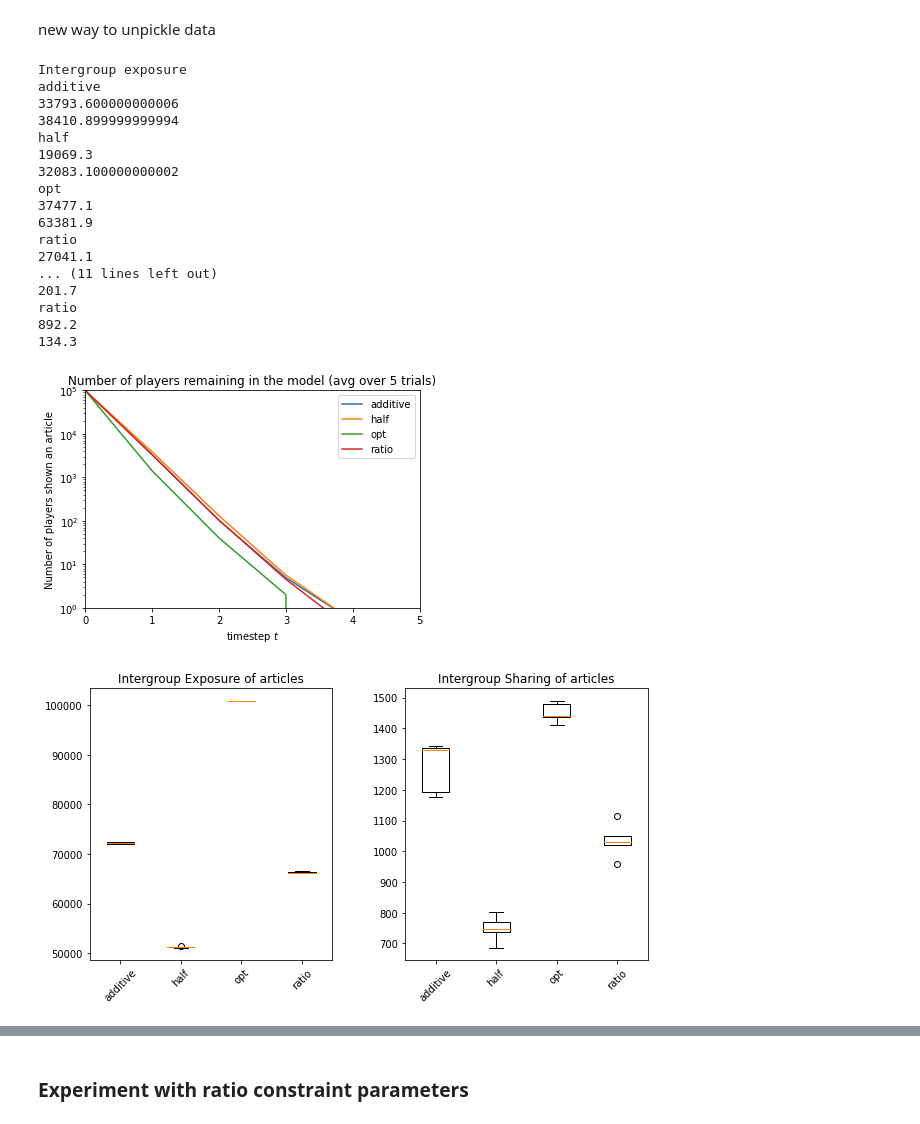
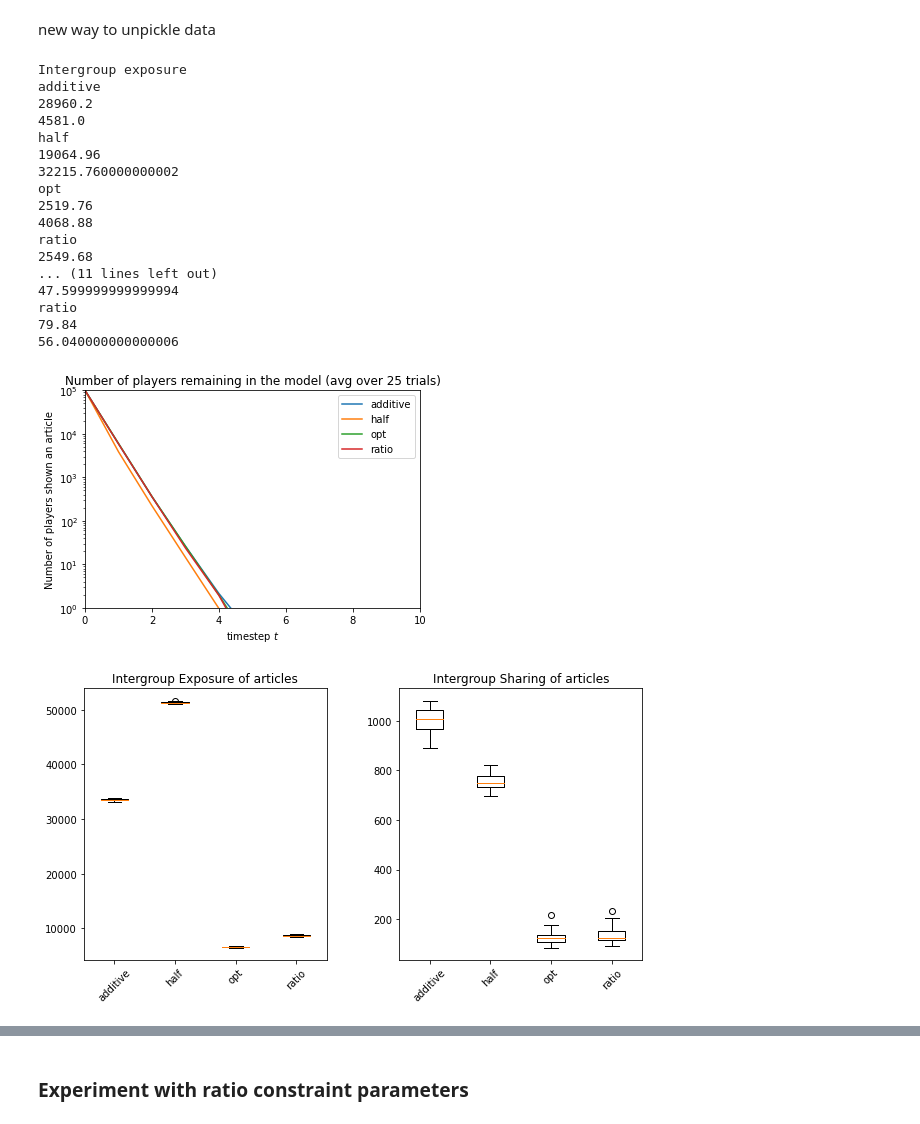
Before and after one commit to jfinocchiaro/long-term-fair-mdps, a Jupyter notebook: political-influence-refactored/notebooks/generate_runs.ipynb, the cells around one changed output, grey strips where cells are left out. Saved outputs shown, nothing was run; the diff lists cells and outputs as text; code cells hidden in the pictures.

```diff
--- a/political-influence-refactored/notebooks/generate_runs.ipynb
+++ b/political-influence-refactored/notebooks/generate_runs.ipynb
@@ -22,7 +22,7 @@ from statistics import variance
 #      when indexed as a dict: group $A$ is -1, group $B$ is 1.
 # %%
 # SIMULATION PARAMETERS AGNOSTIC TO DATA
-T = 5                 # max number of timesteps
+T = 10                 # max number of timesteps
 M = 100000            # size of unit mass
 
 #load parameters from dataset
@@ -58,11 +58,10 @@ Run this if loading theta from previous runs.
 # %%
 #since the optimization in the following cell only needs to be run once per set of parameters
 
-
-#T = 5, delta_low = 0.7, delta_high = 1.5, dataset_name = twitter_abortion, epsilon = 1e-2, exposure_e = 0.1
-theta_ratio = {1: 0.2834815147245223, -1: 0.6107897012879441}
-theta_additive = {1: 0.09999999999481513, -1: 0.5971257773943613}
-theta_opt = {1:0., -1:1.}
+# dataset = 'twitter_abortion', delta_low = 0.25, delta_high=2, additive epsilon = 0.25, exposure_e = 0.05, T = 10, M = 100000 c_{gs} = 1, v_{g,s} = 2000/200
+theta_additive = {-1: 0.049999999961021876, 1: 0.22694132946782486}
 theta_half = {1: 0.5, -1: 0.5}
+theta_opt = {-1: 0.05000000309726387, 1: 0.9499999982820164}
+theta_ratio = {-1: 0.08346568445886182, 1: 0.9500000000344594}
 # %%
 trials_to_run = {'additive':theta_additive, 'half':theta_half, 'opt':theta_opt, 'ratio':theta_ratio}
@@ -107,40 +125,41 @@ for theta_type in trials_to_run.keys():
 # %% [output]
 Intergroup exposure
 additive
-33793.600000000006
-38410.899999999994
+28960.2
+4581.0
 half
-19069.3
-32083.100000000002
+19064.96
+32215.760000000002
 opt
-37477.1
-63381.9
+2519.76
+4068.88
 ratio
-27041.1
+2549.68
 ... (11 lines left out)
-201.7
+47.599999999999994
 ratio
-892.2
-134.3
+79.84
+56.040000000000006
 # %%
-num_trials = len(avg['opt']['players_list'])
+num_trials = len(trials)
 hehe= []
 
 for theta_type in trials_to_run.keys():
     plt.plot(avg[theta_type]['players_list'])
     hehe.append(theta_type)
 
 plt.title("Number of players remaining in the model (avg over %i trials)" % (num_trials))
 plt.ylabel("Number of players shown an article")
 plt.xlabel("timestep $t$")
 plt.yscale('log')
 plt.xlim((0,T))
 plt.ylim((1, M))
 plt.legend(hehe)
 #plt.legend(('Exposure-constrained $\\theta_{add}$', 'Unconstrained $\\tilde \\theta$', 'Half-exposure $\\theta_g = 1/2$'))
+plt.savefig('../figures/' + str(dataset_name) + '_num_players_in_model.pdf')
 plt.show()
 # %% [output]
-[figure, old version]
+[figure, new version]
 # %%
 #calculate boxplot data
 ig_shares = {}
@@ -169,9 +188,9 @@ ax2.boxplot([value for key,value in ig_shares.items()], labels=ig_shares.keys())
 plt.setp(ax1.xaxis.get_majorticklabels(), rotation=45)
 plt.setp(ax2.xaxis.get_majorticklabels(), rotation=45)
 
-plt.savefig('../figures/pof_inter.pdf')
+plt.savefig('../figures/' + str(dataset_name) + '_pof_inter.pdf')
 # %% [output]
-[figure, old version]
+[figure, new version]
 # %%
 pof = {}
 for theta_type in trials_to_run.keys():
```
Also changed, not shown: parts of 16 cells of this notebook, 11 other files.
